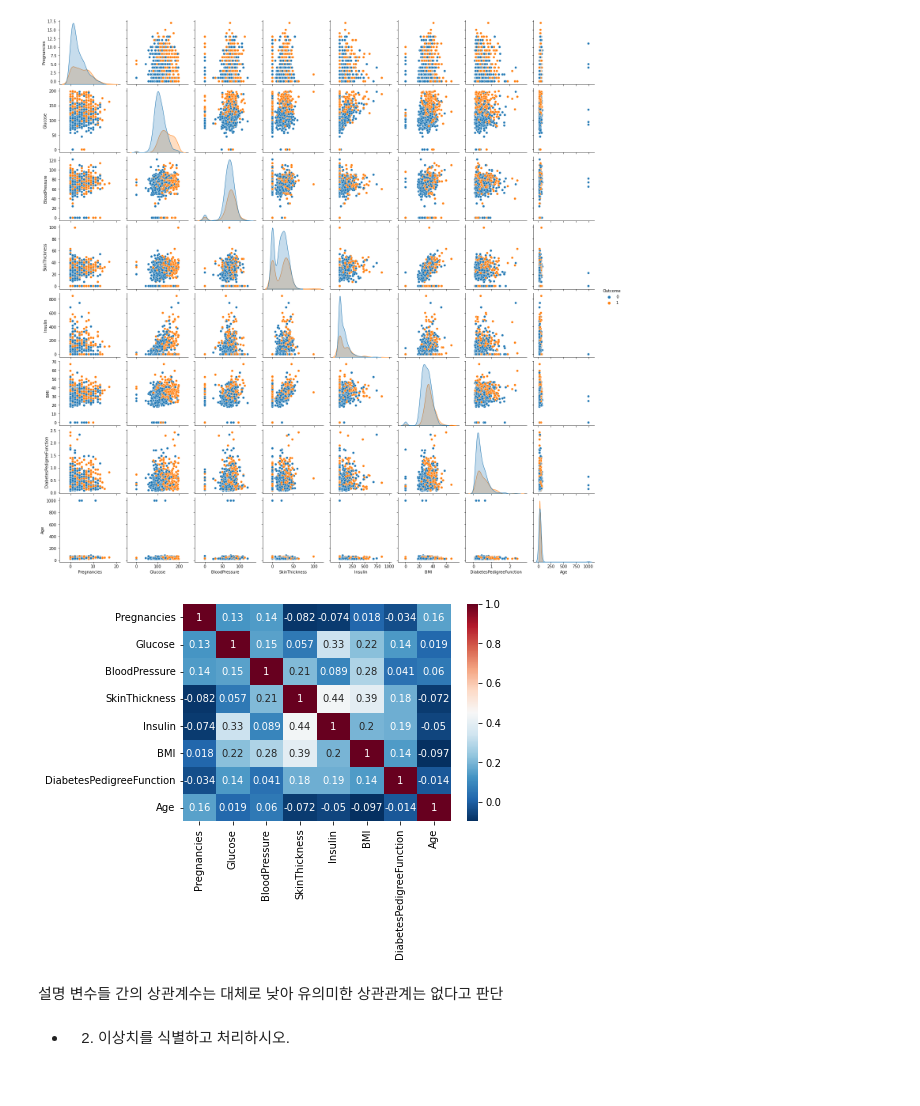
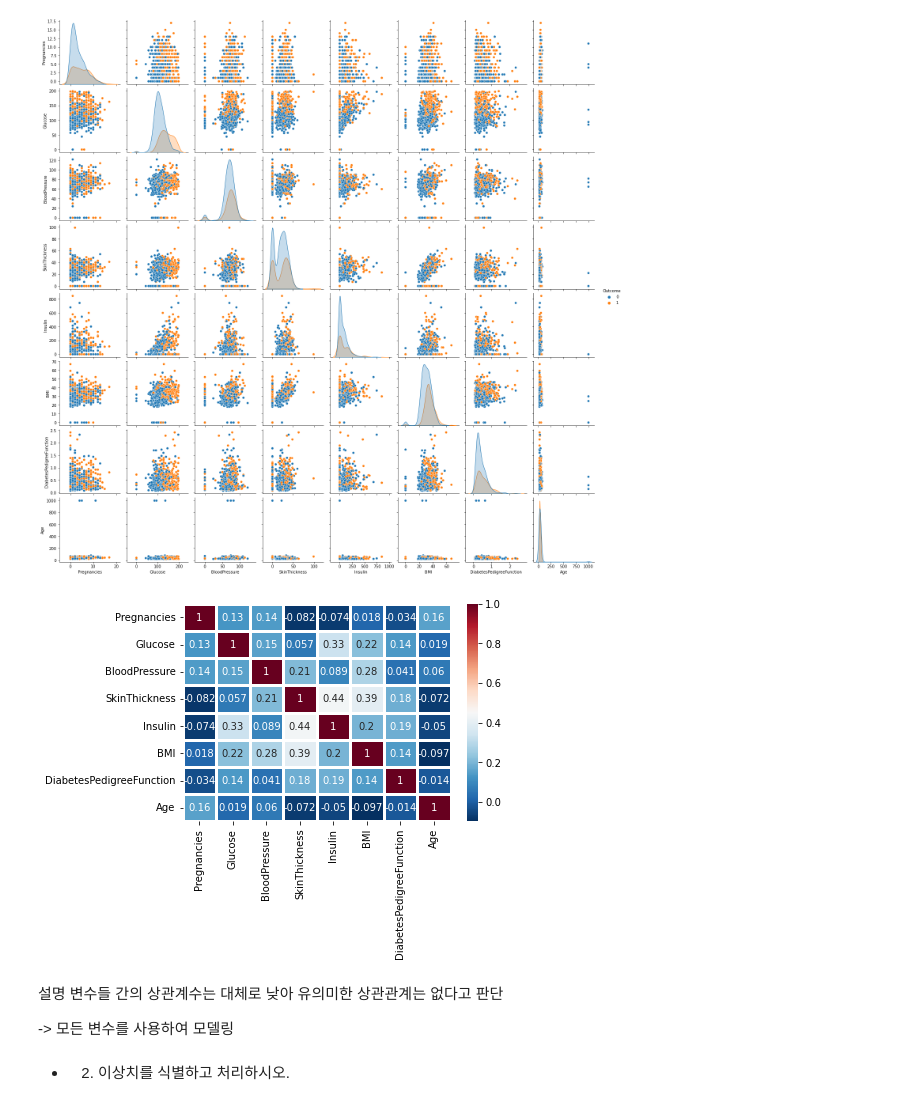
Before and after one commit to suhyehye/ADP-study, a Jupyter notebook: 파이썬한권으로끝내기/모의고사/2회/2-1.머신러닝.ipynb, the cells around one changed output. Saved outputs shown, nothing was run; the diff lists cells and outputs as text; code cells hidden in the pictures.

```diff
--- a/파이썬한권으로끝내기/모의고사/2회/2-1.머신러닝.ipynb
+++ b/파이썬한권으로끝내기/모의고사/2회/2-1.머신러닝.ipynb
@@ -52,16 +83,19 @@ plt.show()
 # %%
 #상관계수
 
 data_corr = data.drop(columns='Outcome').corr(method='pearson')
 sns.heatmap(data_corr, xticklabels=data_corr.columns,
             yticklabels=data_corr.columns,
             cmap='RdBu_r',
-            annot=True)
+            annot=True,
+            linewidths=3)
 plt.show()
 # %% [output]
-[figure, old version]
+[figure, new version]
 # %% [markdown]
 설명 변수들 간의 상관계수는 대체로 낮아 유의미한 상관관계는 없다고 판단
+
+-> 모든 변수를 사용하여 모델링
 # %% [markdown]
 - 2. 이상치를 식별하고 처리하시오.
 # %%
```
Also changed, not shown: parts of 38 cells of this notebook, 1 other file.
